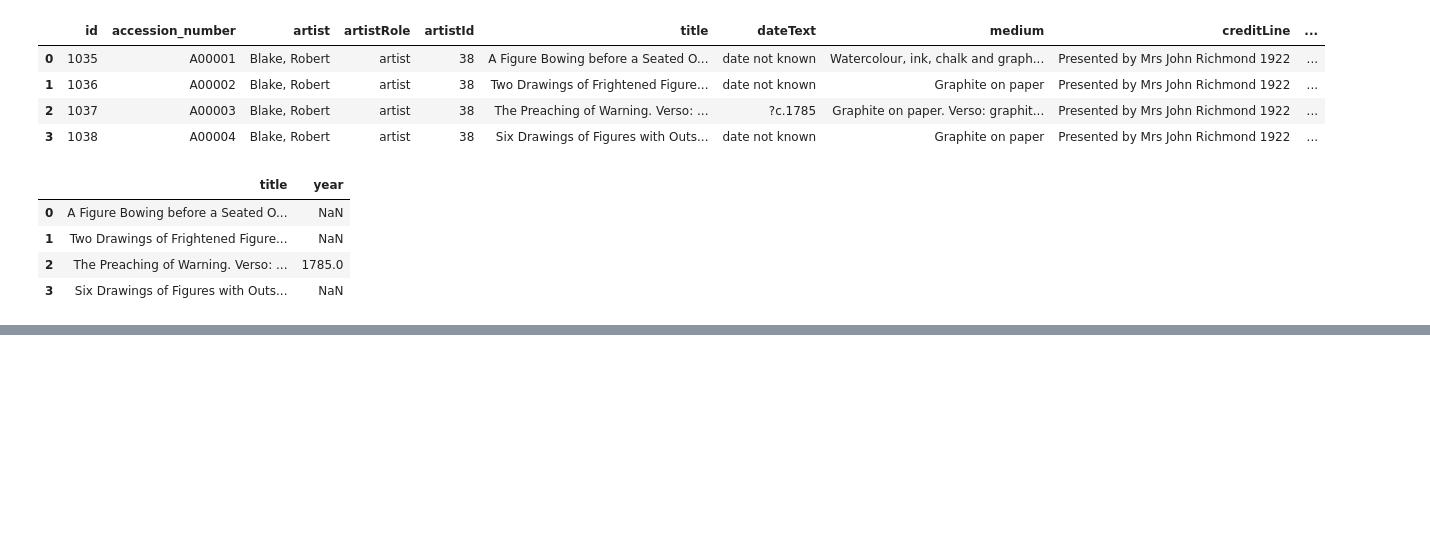
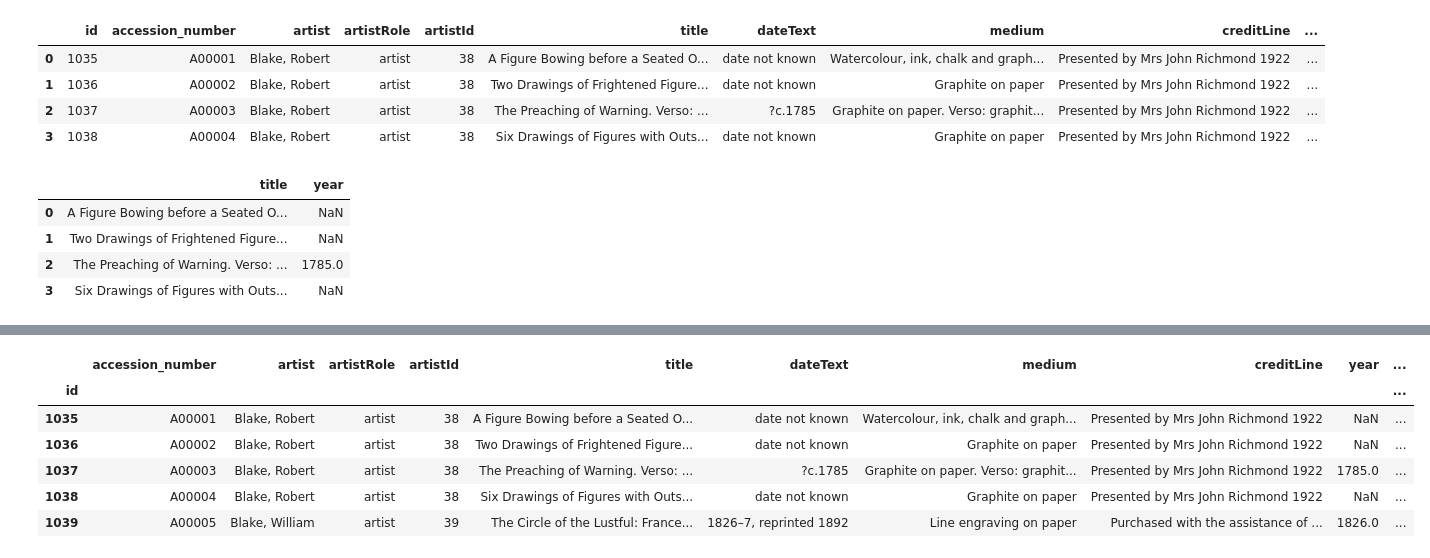
Before and after one commit to jho97/data-analyst-week-2, a Jupyter notebook: may_25/personal_work/index_and_filter.ipynb, the cells around one changed output, grey strips where cells are left out. Drawn from its saved outputs; the diff is of its cells as text; code cells hidden in the pictures; blank space fills up the shorter version.

```diff
--- a/may_25/personal_work/index_and_filter.ipynb
+++ b/may_25/personal_work/index_and_filter.ipynb
@@ -198,0 +246,12 @@ data.loc[data.artist == 'Blake, Robert', ['title', 'year']]
+# %%
+data.set_index('id', inplace= True)
+# %%
+data.head()
+# %% [output]
+|  | accession_number | artist | artistRole | artistId | title | dateText | medium | creditLine | year | ... |
+| id |  |  |  |  |  |  |  |  |  | ... |
+| 1035 | A00001 | Blake, Robert | artist | 38 | A Figure Bowing before a Seated O... | date not known | Watercolour, ink, chalk and graph... | Presented by Mrs John Richmond 1922 | NaN | ... |
+| 1036 | A00002 | Blake, Robert | artist | 38 | Two Drawings of Frightened Figure... | date not known | Graphite on paper | Presented by Mrs John Richmond 1922 | NaN | ... |
+| 1037 | A00003 | Blake, Robert | artist | 38 | The Preaching of Warning. Verso: ... | ?c.1785 | Graphite on paper. Verso: graphit... | Presented by Mrs John Richmond 1922 | 1785.0 | ... |
+| 1038 | A00004 | Blake, Robert | artist | 38 | Six Drawings of Figures with Outs... | date not known | Graphite on paper | Presented by Mrs John Richmond 1922 | NaN | ... |
+| 1039 | A00005 | Blake, William | artist | 39 | The Circle of the Lustful: France... | 1826–7, reprinted 1892 | Line engraving on paper | Purchased with the assistance of ... | 1826.0 | ... |
```
Also changed, not shown: parts of 23 cells of this notebook.
